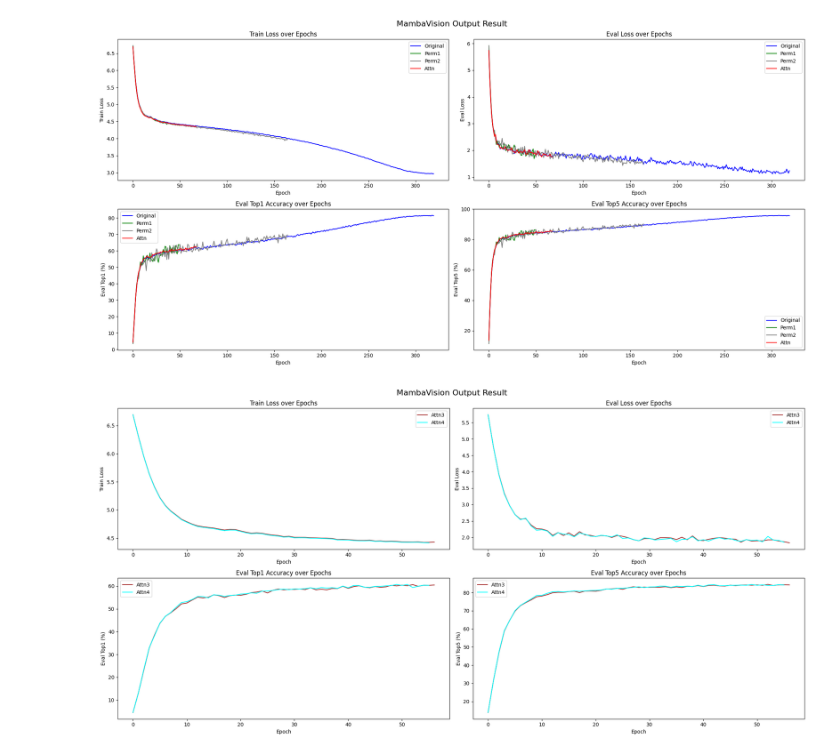
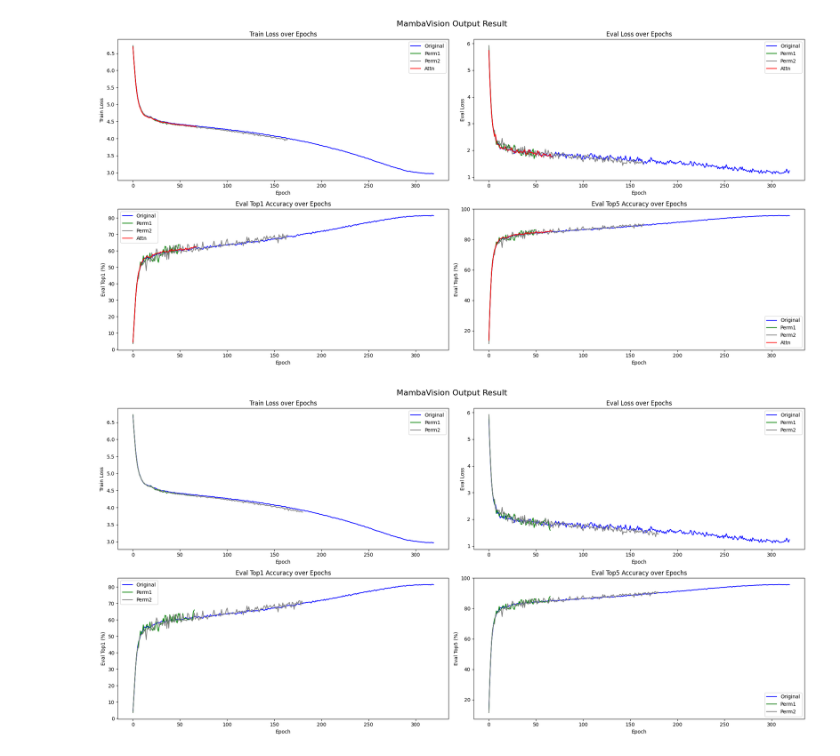
Before and after one commit to vaijsc/vision_ordering_ssms, a Jupyter notebook: visualisation.ipynb, the cells around one changed output. Saved outputs shown, nothing was run; the diff lists cells and outputs as text; code cells hidden in the pictures.

```diff
--- a/visualisation.ipynb
+++ b/visualisation.ipynb
@@ -320,14 +320,14 @@ plt.suptitle('MambaVision Output Result', fontsize=16)
 
 # Train Loss Comparison
 plt.subplot(2, 2, 1)
-# plt.plot(df_original['epoch'], df_original['train_loss'], marker='o', label='Original', color='blue', markersize=0.1)
-# plt.plot(df_perm1['epoch'], df_perm1['train_loss'], marker='x', label='Perm1', color='green', markersize=0.1)
-# plt.plot(df_perm2['epoch'], df_perm2['train_loss'], marker='s', label='Perm2', color='grey', markersize=0.1)
+plt.plot(df_original['epoch'], df_original['train_loss'], marker='o', label='Original', color='blue', markersize=0.1)
+plt.plot(df_perm1['epoch'], df_perm1['train_loss'], marker='x', label='Perm1', color='green', markersize=0.1)
+plt.plot(df_perm2['epoch'], df_perm2['train_loss'], marker='s', label='Perm2', color='grey', markersize=0.1)
 # plt.plot(df_attn['epoch'], df_attn['train_loss'], marker='.', label='Attn', color='red', markersize=0.1)
 # plt.plot(df_attn1['epoch'], df_attn1['train_loss'], marker='^', label='Attn1', color='orange', markersize=0.1)
 # plt.plot(df_attn2['epoch'], df_attn2['train_loss'], marker='v', label='Attn2', color='purple', markersize=0.1)
-plt.plot(df_attn3['epoch'], df_attn3['train_loss'], marker='>', label='Attn3', color='brown', markersize=0.1)
-plt.plot(df_attn4['epoch'], df_attn4['train_loss'], marker='<', label='Attn4', color='cyan', markersize=0.1)
+# plt.plot(df_attn3['epoch'], df_attn3['train_loss'], marker='>', label='Attn3', color='brown', markersize=0.1)
+# plt.plot(df_attn4['epoch'], df_attn4['train_loss'], marker='<', label='Attn4', color='cyan', markersize=0.1)
 plt.title('Train Loss over Epochs')
 plt.xlabel('Epoch')
 plt.ylabel('Train Loss')
@@ -335,52 +335,52 @@ plt.legend()
 
 # Eval Loss Comparison
 plt.subplot(2, 2, 2)
-# plt.plot(df_original['epoch'], df_original['eval_loss'], marker='o', label='Original', color='blue', markersize=0.1)
-# plt.plot(df_perm1['epoch'], df_perm1['eval_loss'], marker='x', label='Perm1', color='green', markersize=0.1)
-# plt.plot(df_perm2['epoch'], df_perm2['eval_loss'], marker='s', label='Perm2', color='grey', markersize=0.1)
+plt.plot(df_original['epoch'], df_original['eval_loss'], marker='o', label='Original', color='blue', markersize=0.1)
+plt.plot(df_perm1['epoch'], df_perm1['eval_loss'], marker='x', label='Perm1', color='green', markersize=0.1)
+plt.plot(df_perm2['epoch'], df_perm2['eval_loss'], marker='s', label='Perm2', color='grey', markersize=0.1)
 # plt.plot(df_attn['epoch'], df_attn['eval_loss'], marker='.', label='Attn', color='red', markersize=0.1)
 # plt.plot(df_attn1['epoch'], df_attn1['eval_loss'], marker='^', label='Attn1', color='orange', markersize=0.1)
 # plt.plot(df_attn2['epoch'], df_attn2['eval_loss'], marker='v', label='Attn2', color='purple', markersize=0.1)
-plt.plot(df_attn3['epoch'], df_attn3['eval_loss'], marker='>', label='Attn3', color='brown', markersize=0.1)
-plt.plot(df_attn4['epoch'], df_attn4['eval_loss'], marker='<', label='Attn4', color='cyan', markersize=0.1)
+# plt.plot(df_attn3['epoch'], df_attn3['eval_loss'], marker='>', label='Attn3', color='brown', markersize=0.1)
+# plt.plot(df_attn4['epoch'], df_attn4['eval_loss'], marker='<', label='Attn4', color='cyan', markersize=0.1)
 plt.title('Eval Loss over Epochs')
 plt.xlabel('Epoch')
 plt.ylabel('Eval Loss')
 plt.legend()
 
 # Eval Top1 Accuracy Comparison
 plt.subplot(2, 2, 3)
-# plt.plot(df_original['epoch'], df_original['eval_top1'], marker='o', label='Original', color='blue', markersize=0.1)
-# plt.plot(df_perm1['epoch'], df_perm1['eval_top1'], marker='x', label='Perm1', color='green', markersize=0.1)
-# plt.plot(df_perm2['epoch'], df_perm2['eval_top1'], marker='s', label='Perm2', color='grey', markersize=0.1)
+plt.plot(df_original['epoch'], df_original['eval_top1'], marker='o', label='Original', color='blue', markersize=0.1)
+plt.plot(df_perm1['epoch'], df_perm1['eval_top1'], marker='x', label='Perm1', color='green', markersize=0.1)
+plt.plot(df_perm2['epoch'], df_perm2['eval_top1'], marker='s', label='Perm2', color='grey', markersize=0.1)
 # plt.plot(df_attn['epoch'], df_attn['eval_top1'], marker='.', label='Attn', color='red', markersize=0.1)
 # plt.plot(df_attn1['epoch'], df_attn1['eval_top1'], marker='^', label='Attn1', color='orange', markersize=0.1)
 # plt.plot(df_attn2['epoch'], df_attn2['eval_top1'], marker='v', label='Attn2', color='purple', markersize=0.1)
-plt.plot(df_attn3['epoch'], df_attn3['eval_top1'], marker='>', label='Attn3', color='brown', markersize=0.1)
-plt.plot(df_attn4['epoch'], df_attn4['eval_top1'], marker='<', label='Attn4', color='cyan', markersize=0.1)
+# plt.plot(df_attn3['epoch'], df_attn3['eval_top1'], marker='>', label='Attn3', color='brown', markersize=0.1)
+# plt.plot(df_attn4['epoch'], df_attn4['eval_top1'], marker='<', label='Attn4', color='cyan', markersize=0.1)
 plt.title('Eval Top1 Accuracy over Epochs')
 plt.xlabel('Epoch')
 plt.ylabel('Eval Top1 (%)')
 plt.legend()
 
 # Eval Top5 Accuracy Comparison
 plt.subplot(2, 2, 4)
-# plt.plot(df_original['epoch'], df_original['eval_top5'], marker='o', label='Original', color='blue', markersize=0.1)
-# plt.plot(df_perm1['epoch'], df_perm1['eval_top5'], marker='x', label='Perm1', color='green', markersize=0.1)
-# plt.plot(df_perm2['epoch'], df_perm2['eval_top5'], marker='s', label='Perm2', color='grey', markersize=0.1)
+plt.plot(df_original['epoch'], df_original['eval_top5'], marker='o', label='Original', color='blue', markersize=0.1)
+plt.plot(df_perm1['epoch'], df_perm1['eval_top5'], marker='x', label='Perm1', color='green', markersize=0.1)
+plt.plot(df_perm2['epoch'], df_perm2['eval_top5'], marker='s', label='Perm2', color='grey', markersize=0.1)
 # plt.plot(df_attn['epoch'], df_attn['eval_top5'], marker='.', label='Attn', color='red', markersize=0.1)
 # plt.plot(df_attn1['epoch'], df_attn1['eval_top5'], marker='^', label='Attn1', color='orange', markersize=0.1)
 # plt.plot(df_attn2['epoch'], df_attn2['eval_top5'], marker='v', label='Attn2', color='purple', markersize=0.1)
-plt.plot(df_attn3['epoch'], df_attn3['eval_top5'], marker='>', label='Attn3', color='brown', markersize=0.1)
-plt.plot(df_attn4['epoch'], df_attn4['eval_top5'], marker='<', label='Attn4', color='cyan', markersize=0.1)
+# plt.plot(df_attn3['epoch'], df_attn3['eval_top5'], marker='>', label='Attn3', color='brown', markersize=0.1)
+# plt.plot(df_attn4['epoch'], df_attn4['eval_top5'], marker='<', label='Attn4', color='cyan', markersize=0.1)
 plt.title('Eval Top5 Accuracy over Epochs')
 plt.xlabel('Epoch')
 plt.ylabel('Eval Top5 (%)')
 plt.legend()
 
 plt.tight_layout()
 
 # Save the plot to a file
 plt.savefig('./output_attn.png')
 # %% [output]
-[figure, old version]
+[figure, new version]
```
Also changed, not shown: 11 other files.
